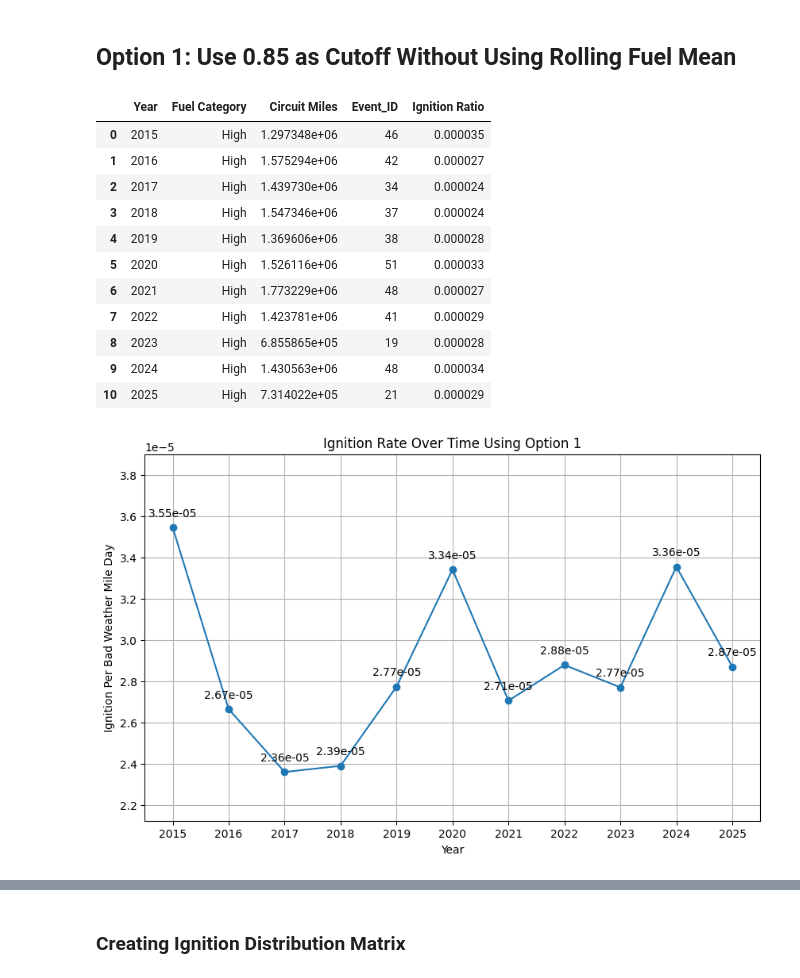
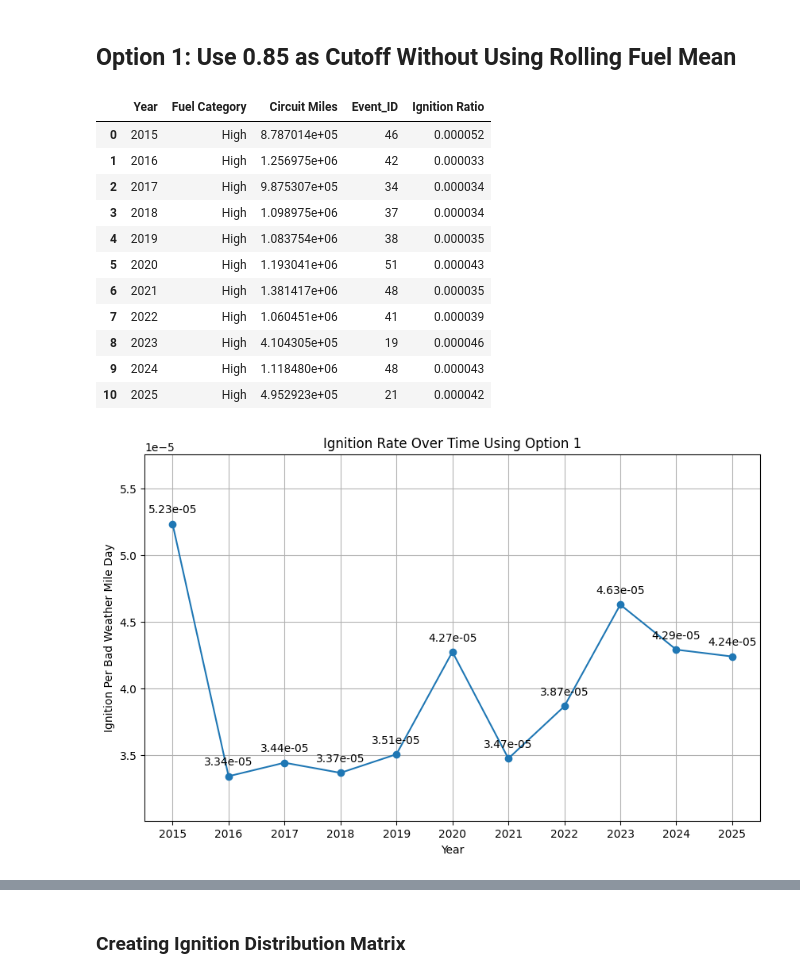
Before and after one commit to charliet202020/Ignition-Goal-Setting-Github, a Jupyter notebook: Circuit_Level_Analysis_Distribution_Only.ipynb, the cells around one changed output, grey strips where cells are left out. Drawn from its saved outputs; the diff is of its cells as text; code cells hidden in the pictures.

```diff
--- a/Circuit_Level_Analysis_Distribution_Only.ipynb
+++ b/Circuit_Level_Analysis_Distribution_Only.ipynb
@@ -626,7 +626,7 @@ res_df = res_df.merge(circuitlengths_map, on='Circuit Name', how='left')
 # drop the na Circuit Miles
 res_df = res_df[res_df['Circuit Miles'].notna()]
 # categorize fuel_var into above and below 0.7
-fuel_val = 0.8
+fuel_val = 0.85
 # create a second fuel_val for accounting wind
 fuel_val2 = fuel_val
 wind_val = 0
@@ -645,44 +645,44 @@ res_df = res_df.merge(ignitions, on='Year', how='left')
 # res_df.loc[res_df['Year'] == 2019, 'Event_ID'] = 41
 # locate where Year is 2020 and change Event_ID to 51
 res_df.loc[res_df['Year'] == 2020, 'Event_ID'] = 51
 # locate where Year is 2024 and change Event_ID to 48
 res_df.loc[res_df['Year'] == 2024, 'Event_ID'] = 48
 # # locate where year is 2025 and change event_id to 21
 # res_df.loc[res_df['Year'] == 2025, 'Event_ID'] = 21
 # get the ratio by dividing Event_ID by Circuit Miles
 res_df['Ignition Ratio'] = res_df['Event_ID'] / res_df['Circuit Miles']
 
 # create another dataframe for the forecast data
 res_df_forecast = dist_df_forecast_agg[['Date', 'Circuit', 'FuelsIndex_max_FPI2', 'Circuit Miles']].copy()
 # create a year column
 res_df_forecast['Year'] = pd.to_datetime(res_df_forecast['Date']).dt.year
 # categorize fuel_var into above and below 0.7
 res_df_forecast['Fuel Category'] = np.where((res_df_forecast['FuelsIndex_max_FPI2'] >= fuel_val), f'High', 'Low')
 # aggregate by Year and Fuel Category
 res_df_forecast = res_df_forecast.groupby(['Year', 'Fuel Category']).agg({'Circuit Miles': 'sum',}).reset_index()
 # filter for High fuel category
 res_df_forecast = res_df_forecast[res_df_forecast['Fuel Category'] == 'High']
 # merge with ignitions data
 res_df_forecast = res_df_forecast.merge(ignitions, on='Year', how='left')
 # get the ratio by dividing Event_ID by Circuit Miles
 res_df_forecast['Ignition Ratio'] = res_df_forecast['Event_ID'] / res_df_forecast['Circuit Miles']
 
 # combine the two dataframes
 res_df = pd.concat([res_df, res_df_forecast], ignore_index=True)
 res_df
 # %% [output]
 |  | Year | Fuel Category | Circuit Miles | Event_ID | Ignition Ratio |
-| 0 | 2015 | High | 1.297348e+06 | 46 | 0.000035 |
-| 1 | 2016 | High | 1.575294e+06 | 42 | 0.000027 |
-| 2 | 2017 | High | 1.439730e+06 | 34 | 0.000024 |
-| 3 | 2018 | High | 1.547346e+06 | 37 | 0.000024 |
-| 4 | 2019 | High | 1.369606e+06 | 38 | 0.000028 |
-| 5 | 2020 | High | 1.526116e+06 | 51 | 0.000033 |
-| 6 | 2021 | High | 1.773229e+06 | 48 | 0.000027 |
-| 7 | 2022 | High | 1.423781e+06 | 41 | 0.000029 |
-| 8 | 2023 | High | 6.855865e+05 | 19 | 0.000028 |
-| 9 | 2024 | High | 1.430563e+06 | 48 | 0.000034 |
-| 10 | 2025 | High | 7.314022e+05 | 21 | 0.000029 |
+| 0 | 2015 | High | 8.787014e+05 | 46 | 0.000052 |
+| 1 | 2016 | High | 1.256975e+06 | 42 | 0.000033 |
+| 2 | 2017 | High | 9.875307e+05 | 34 | 0.000034 |
+| 3 | 2018 | High | 1.098975e+06 | 37 | 0.000034 |
+| 4 | 2019 | High | 1.083754e+06 | 38 | 0.000035 |
+| 5 | 2020 | High | 1.193041e+06 | 51 | 0.000043 |
+| 6 | 2021 | High | 1.381417e+06 | 48 | 0.000035 |
+| 7 | 2022 | High | 1.060451e+06 | 41 | 0.000039 |
+| 8 | 2023 | High | 4.104305e+05 | 19 | 0.000046 |
+| 9 | 2024 | High | 1.118480e+06 | 48 | 0.000043 |
+| 10 | 2025 | High | 4.952923e+05 | 21 | 0.000042 |
 # %%
 # Create a line plot
 fig, ax = plt.subplots(figsize=(10, 6))
@@ -699,7 +699,7 @@ plt.xticks(res_df['Year'])
 plt.grid()
 plt.show()
 # %% [output]
-[figure, old version]
+[figure, new version]
 # %%
 # create a result table
 table = []
```
Also changed, not shown: parts of 2 cells of this notebook.
